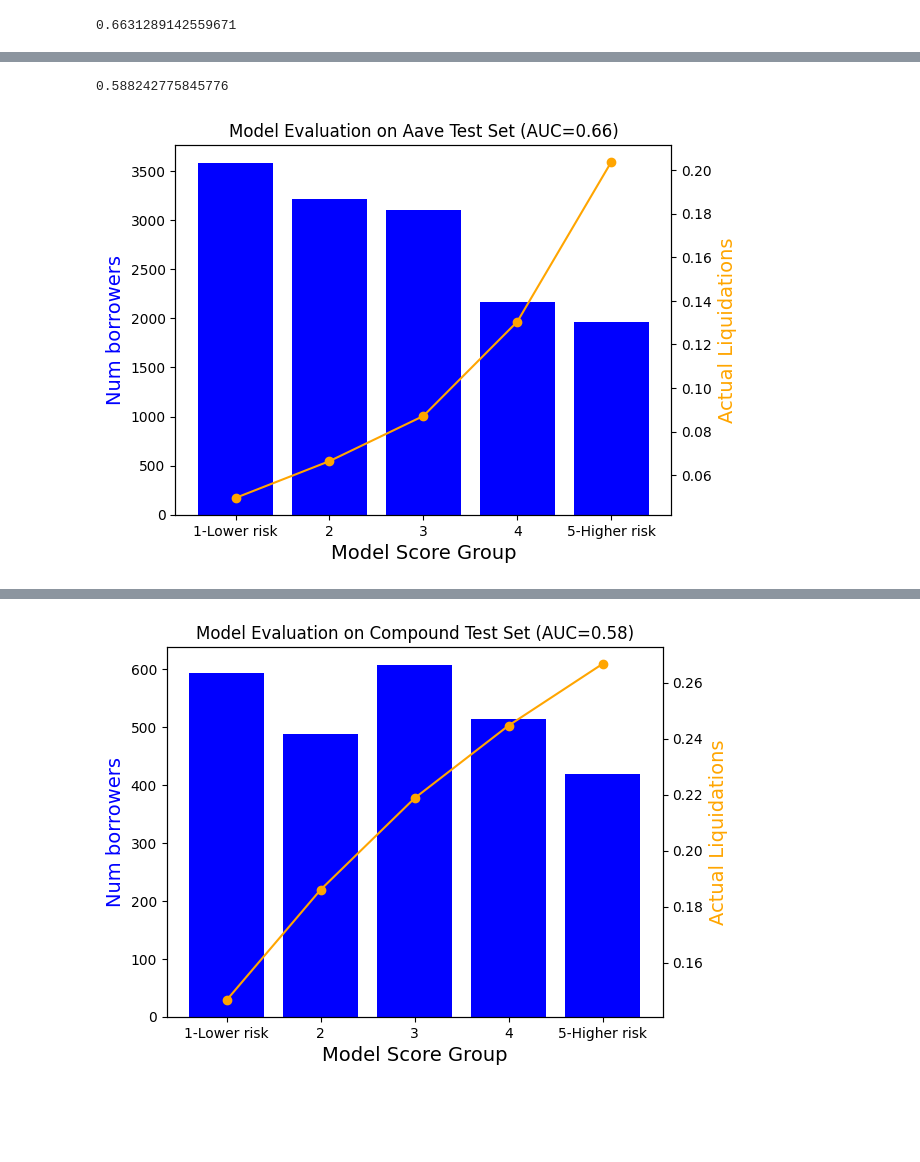
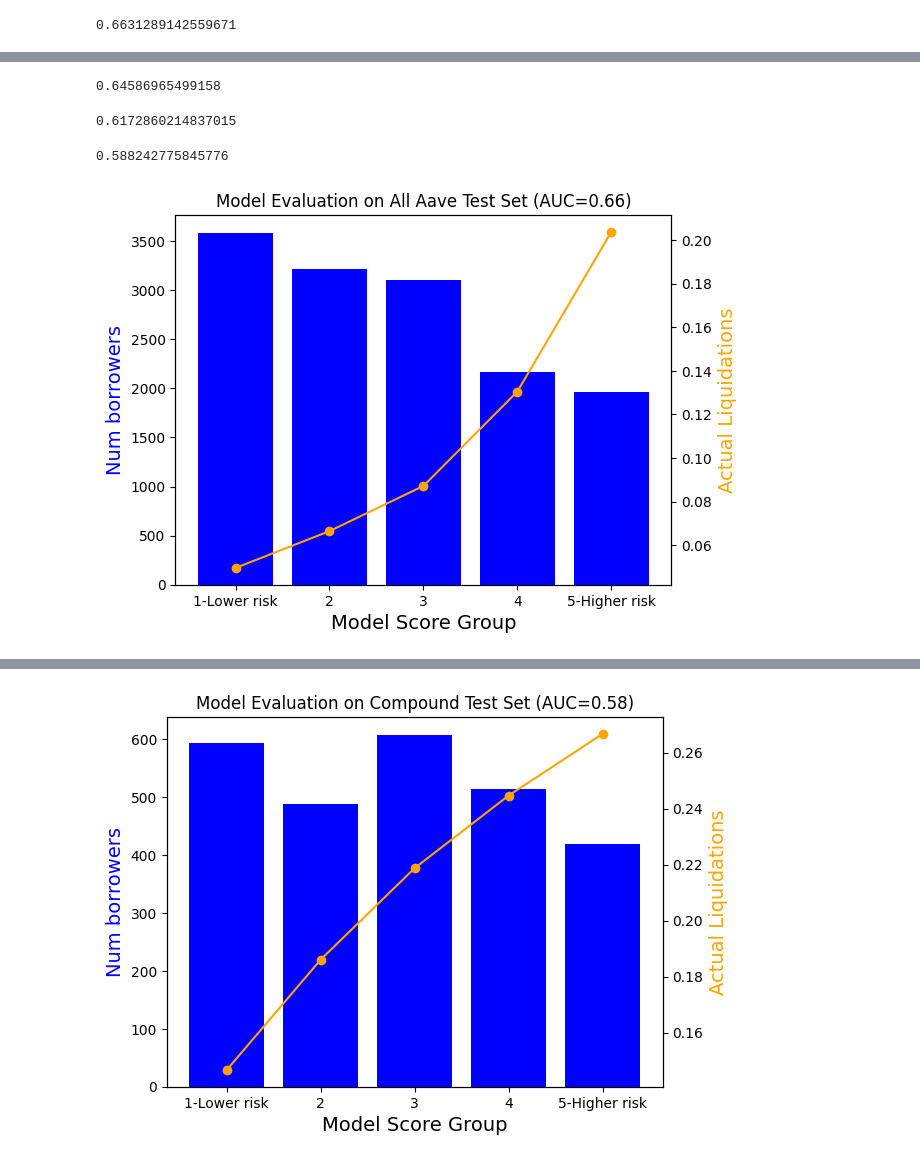
Before and after one commit to randombishop/wallet_score, a Jupyter notebook: defi/prototype1/02_Evaluation.ipynb, the cells around one changed output, grey strips where cells are left out. Drawn from its saved outputs; the diff is of its cells as text; code cells hidden in the pictures; blank space fills up the shorter version.

```diff
--- a/defi/prototype1/02_Evaluation.ipynb
+++ b/defi/prototype1/02_Evaluation.ipynb
@@ -9,7 +8,7 @@ import xgboost as xgb
 import json
 from matplotlib import pyplot as plt
 # %%
-df = pandas.read_csv('data/dataset_400features.csv')
+df = pandas.read_csv('data/dataset_400features.large.csv')
 df
 # %% [output]
 |  | borrower | snapshot | project | 2u_defix | 2v_04 | 2w_1 | 2a_03u_defix | 2a_03v_04 | 2a_03w_1 | 2b_05 | ... |
@@ -120 +136,9 @@ score_auc(df_test3)
+# %%
+score_auc(df_test4)
+# %% [output]
+0.64586965499158
+# %%
+score_auc(df_test5)
+# %% [output]
+0.6172860214837015
 # %%
@@ -140,6 +164,6 @@ def slope_curve(df_eval, title):
     plt.title(title)
     plt.show()
 # %%
-slope_curve(df_test1, 'Model Evaluation on Aave Test Set')
+slope_curve(df_test1, 'Model Evaluation on All Aave Test Set')
 # %% [output]
-[figure, old version]
+[figure, new version]
```
Also changed, not shown: parts of 15 cells of this notebook, 1 other file.
